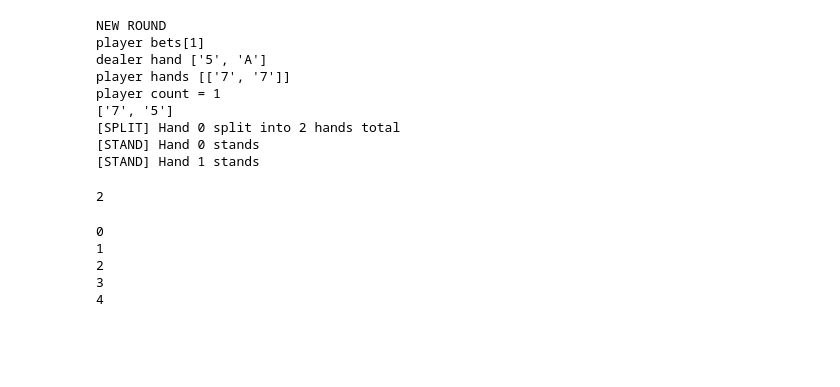
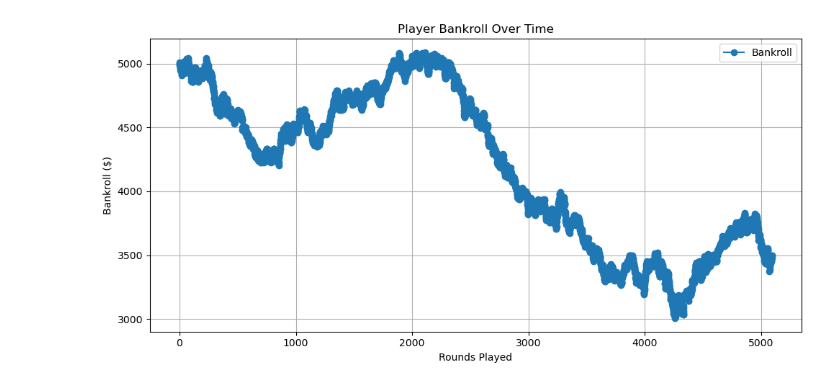
Before and after one commit to ianfreeman519/pet_projects, a Jupyter notebook: BlackjackSim.ipynb, the cells around one changed output. Saved outputs shown, nothing was run; the diff lists cells and outputs as text; code cells hidden in the pictures; blank space fills up the shorter version.

```diff
--- a/BlackjackSim.ipynb
+++ b/BlackjackSim.ipynb
@@ -6,34 +78,30 @@ from utils import card_value
 # %%
 #main loop to play one whole shoe
+output = False
 p1 = Player()
-d1 = Dealer()
+d1 = Dealer(num_decks_in_shoe=8, printout=output)
+plist = [p1]
 
-table = Table(d1, [p1], True)
+table = Table(d1, plist, printout=output)
+
+for player in table.plist:
+    player.bankroll = 5000.0  # or your starting bankroll
+    player.bankroll_history = [player.bankroll]
+    player.hands_played = 0
-# %%
-table.play_shoe()
-# %% [output]
-NEW ROUND
-player bets[1]
-dealer hand ['5', 'A']
-player hands [['7', '7']]
-player count = 1
-['7', '5']
-[SPLIT] Hand 0 split into 2 hands total
-[STAND] Hand 0 stands
-[STAND] Hand 1 stands
-2
-# %%
-hands = [1, 4, 5, 7]
-idx = 0
-
-while idx < len(hands):
-    print(idx)
-    if idx == 1:
-        hands.append(8)
-    idx += 1
-# %% [output]
-0
-1
-2
-3
-4
+# %%
+# table.play_shoe()
+simulate_many_shoes(table, num_shoes=100)
+# %%
+player = table.plist[0]  # or loop over all players if needed
+
+plt.figure(figsize=(10, 5))
+plt.plot(range(len(player.bankroll_history)), player.bankroll_history, marker='o', label='Bankroll')
+plt.xlabel("Rounds Played")
+plt.ylabel("Bankroll ($)")
+plt.title("Player Bankroll Over Time")
+plt.grid(True)
+plt.legend()
+plt.tight_layout()
+plt.show()
+# %% [output]
+[figure, added]
```
Also changed, not shown: parts of 4 cells of this notebook, 3 other files.
